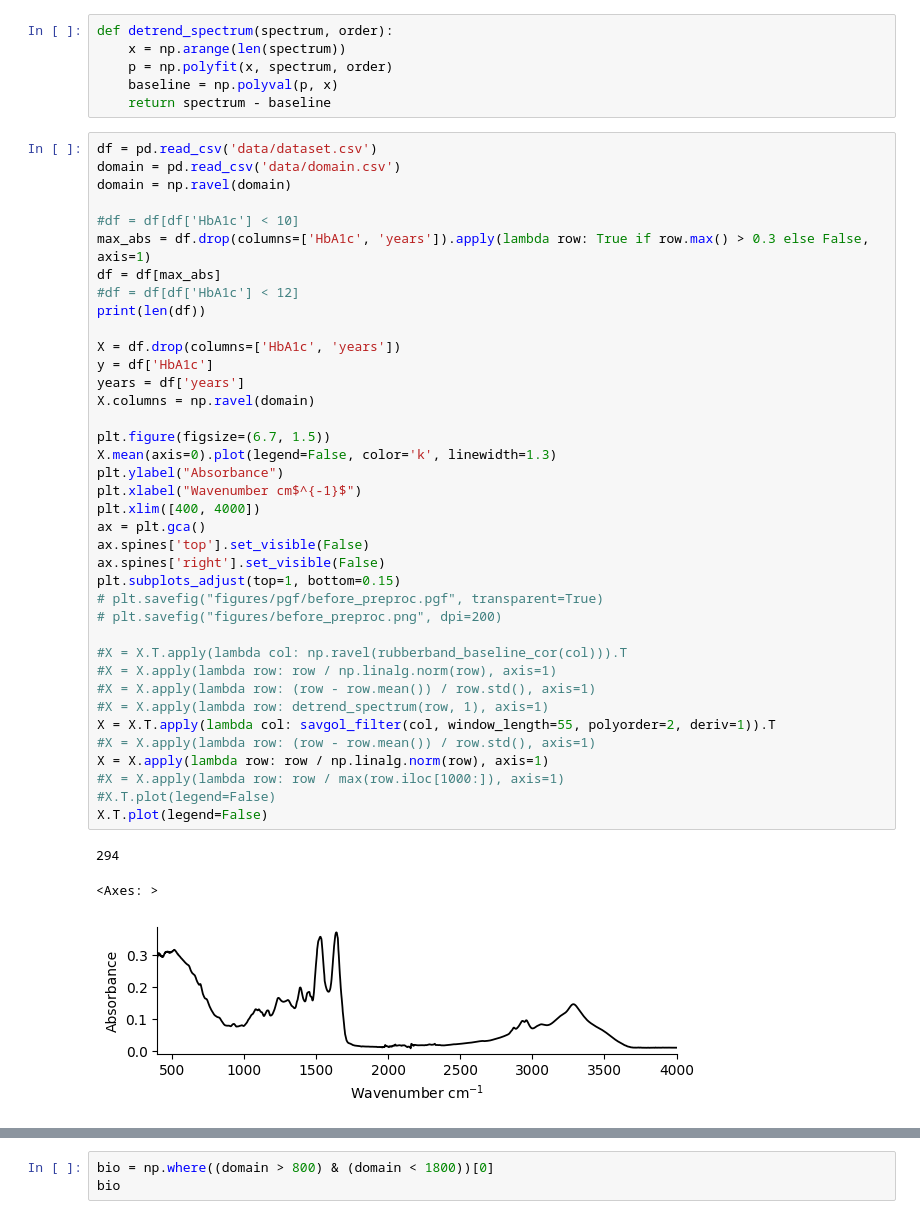
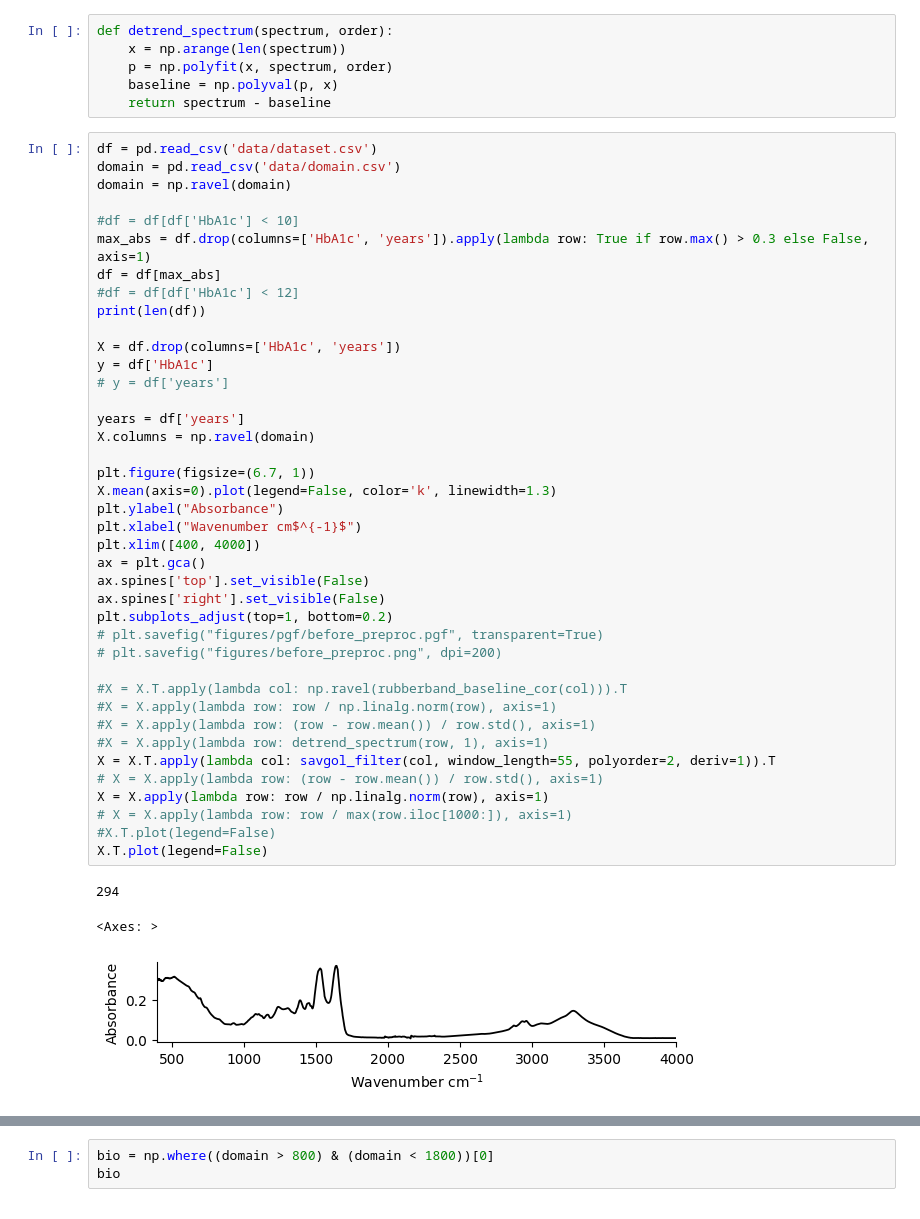
Before and after one commit to MelnychenkoM/hba1c_prediction, a Jupyter notebook: regression.ipynb, the cells around one changed output, grey strips where cells are left out. Drawn from its saved outputs; the diff is of its cells as text.

```diff
--- a/regression.ipynb
+++ b/regression.ipynb
@@ -77,38 +77,40 @@ max_abs = df.drop(columns=['HbA1c', 'years']).apply(lambda row: True if row.max(
 df = df[max_abs]
 #df = df[df['HbA1c'] < 12]
 print(len(df))
 
 X = df.drop(columns=['HbA1c', 'years'])
 y = df['HbA1c']
+# y = df['years']
+
 years = df['years']
 X.columns = np.ravel(domain)
 
-plt.figure(figsize=(6.7, 1.5))
+plt.figure(figsize=(6.7, 1))
 X.mean(axis=0).plot(legend=False, color='k', linewidth=1.3)
 plt.ylabel("Absorbance")
 plt.xlabel("Wavenumber cm$^{-1}$")
 plt.xlim([400, 4000])
 ax = plt.gca()
 ax.spines['top'].set_visible(False)
 ax.spines['right'].set_visible(False)
-plt.subplots_adjust(top=1, bottom=0.15)
+plt.subplots_adjust(top=1, bottom=0.2)
 # plt.savefig("figures/pgf/before_preproc.pgf", transparent=True)
 # plt.savefig("figures/before_preproc.png", dpi=200)
 
 #X = X.T.apply(lambda col: np.ravel(rubberband_baseline_cor(col))).T
 #X = X.apply(lambda row: row / np.linalg.norm(row), axis=1)
 #X = X.apply(lambda row: (row - row.mean()) / row.std(), axis=1)
 #X = X.apply(lambda row: detrend_spectrum(row, 1), axis=1)
 X = X.T.apply(lambda col: savgol_filter(col, window_length=55, polyorder=2, deriv=1)).T
-#X = X.apply(lambda row: (row - row.mean()) / row.std(), axis=1)
+# X = X.apply(lambda row: (row - row.mean()) / row.std(), axis=1)
 X = X.apply(lambda row: row / np.linalg.norm(row), axis=1)
-#X = X.apply(lambda row: row / max(row.iloc[1000:]), axis=1)
+# X = X.apply(lambda row: row / max(row.iloc[1000:]), axis=1)
 #X.T.plot(legend=False)
 X.T.plot(legend=False)
 # %% [output]
 294
 <Axes: >
-[figure, old version]
+[figure, new version]
 [figure]
 # %%
 plt.figure(figsize=(6.7, 1.5))
```
Also changed, not shown: parts of 1 cell of this notebook, 10 other files.
